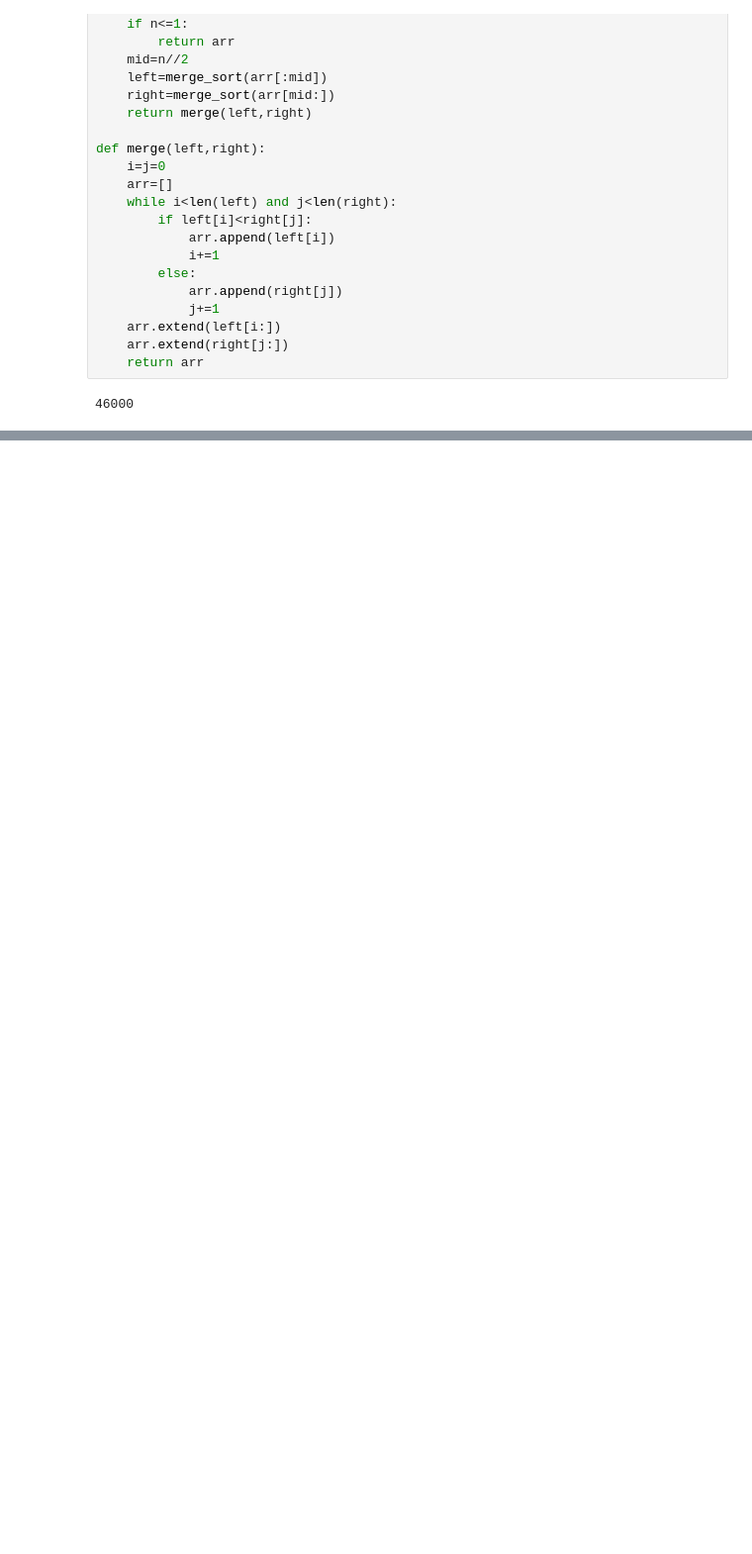
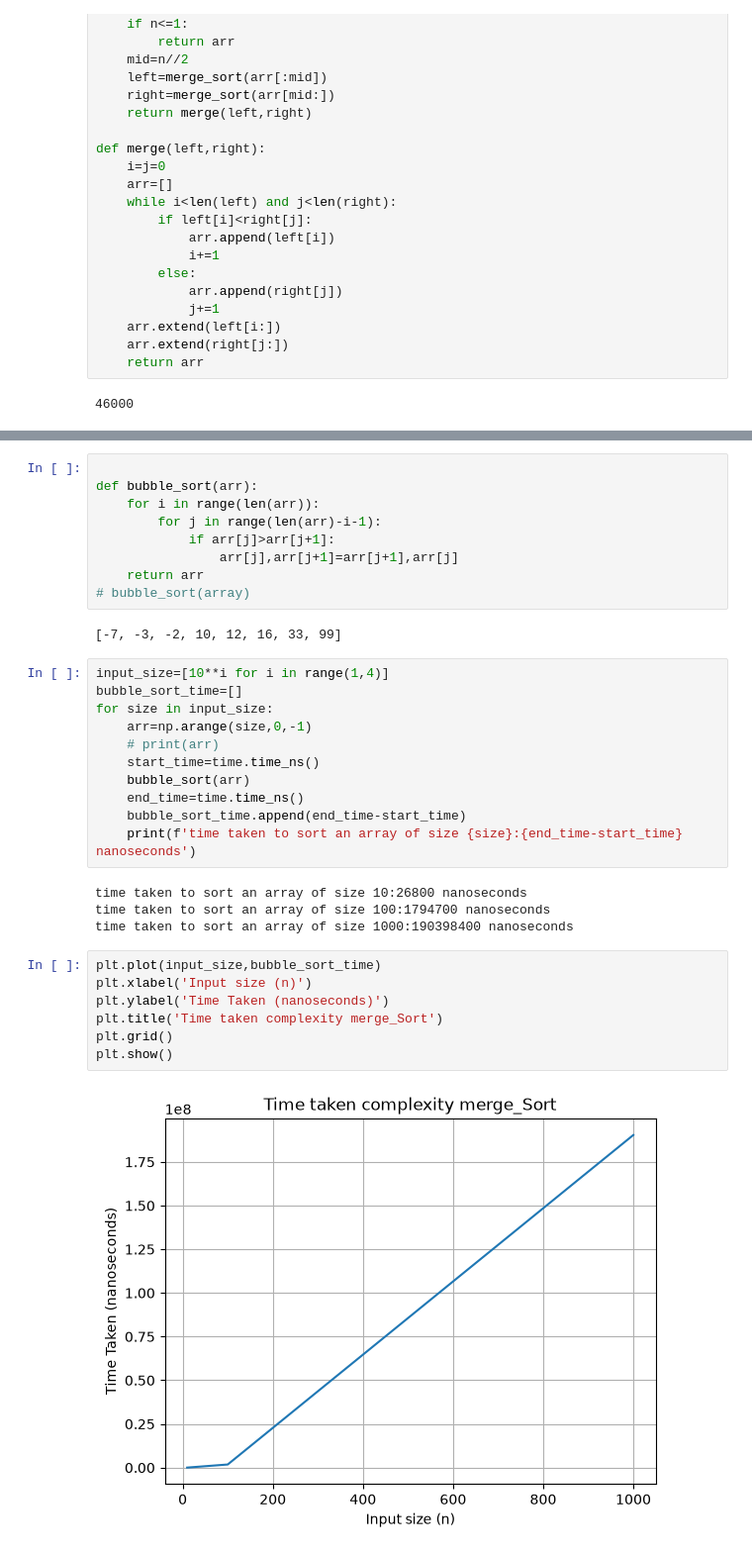
Before and after one commit to Immortal-Pi/DSA, a Jupyter notebook: time_complexity_analysis/sorts.ipynb, the cells around one changed output, grey strips where cells are left out. Shown at 99% size. Drawn from its saved outputs; the diff is of its cells as text; blank space fills up the shorter version.

```diff
--- a/time_complexity_analysis/sorts.ipynb
+++ b/time_complexity_analysis/sorts.ipynb
@@ -49,0 +64,35 @@ time taken to sort an array of size 1000000:2619676800 nanoseconds
+# %%
+
+def bubble_sort(arr):
+    for i in range(len(arr)):
+        for j in range(len(arr)-i-1):
+            if arr[j]>arr[j+1]:
+                arr[j],arr[j+1]=arr[j+1],arr[j]
+    return arr
+# bubble_sort(array)
+# %% [output]
+[-7, -3, -2, 10, 12, 16, 33, 99]
+# %%
+input_size=[10**i for i in range(1,4)]
+bubble_sort_time=[]
+for size in input_size:
+    arr=np.arange(size,0,-1)
+    # print(arr)
+    start_time=time.time_ns()
+    bubble_sort(arr)
+    end_time=time.time_ns()
+    bubble_sort_time.append(end_time-start_time)
+    print(f'time taken to sort an array of size {size}:{end_time-start_time} nanoseconds')
+# %% [output]
+time taken to sort an array of size 10:26800 nanoseconds
+time taken to sort an array of size 100:1794700 nanoseconds
+time taken to sort an array of size 1000:190398400 nanoseconds
+# %%
+plt.plot(input_size,bubble_sort_time)
+plt.xlabel('Input size (n)')
+plt.ylabel('Time Taken (nanoseconds)')
+plt.title('Time taken complexity merge_Sort')
+plt.grid()
+plt.show()
+# %% [output]
+[figure, added]
```
Also changed, not shown: parts of 15 cells of this notebook, 9 other files.
